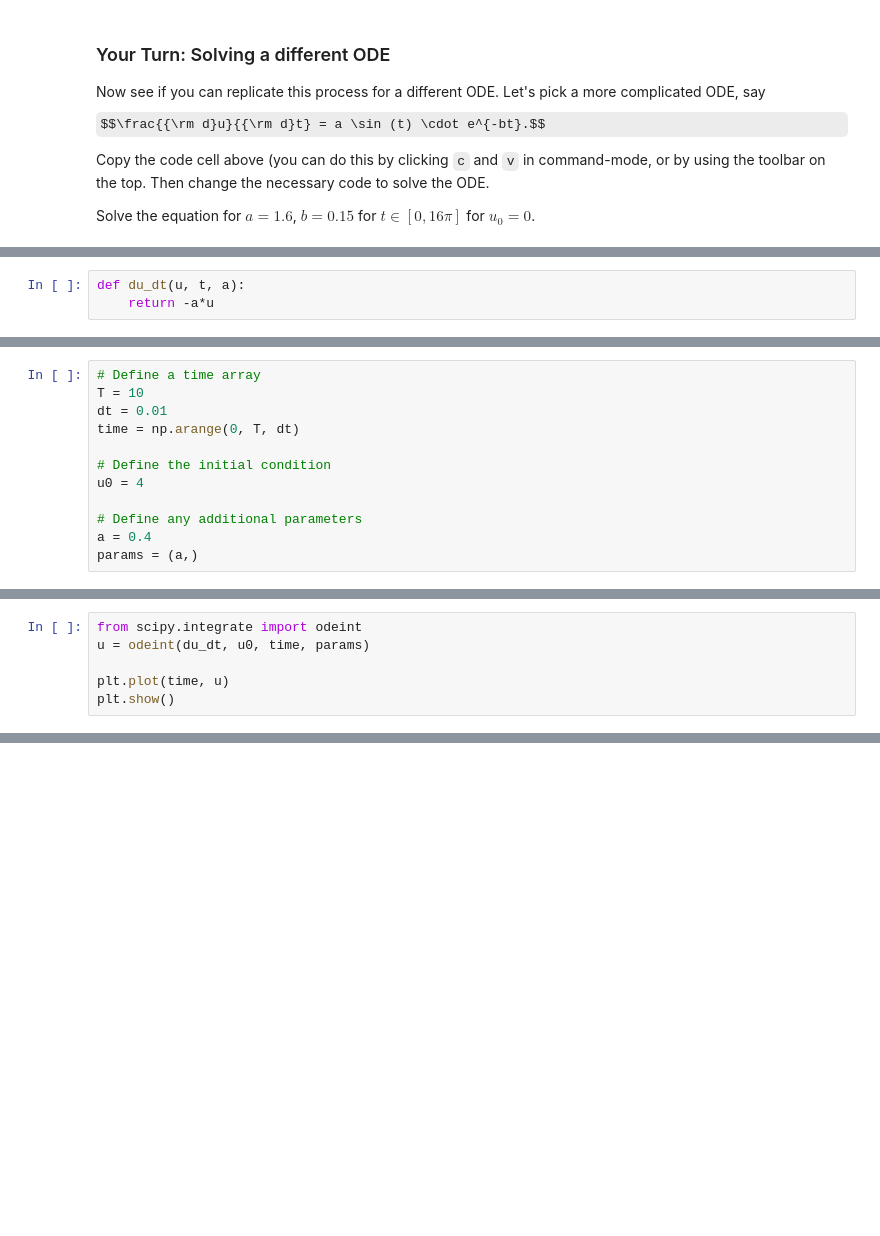
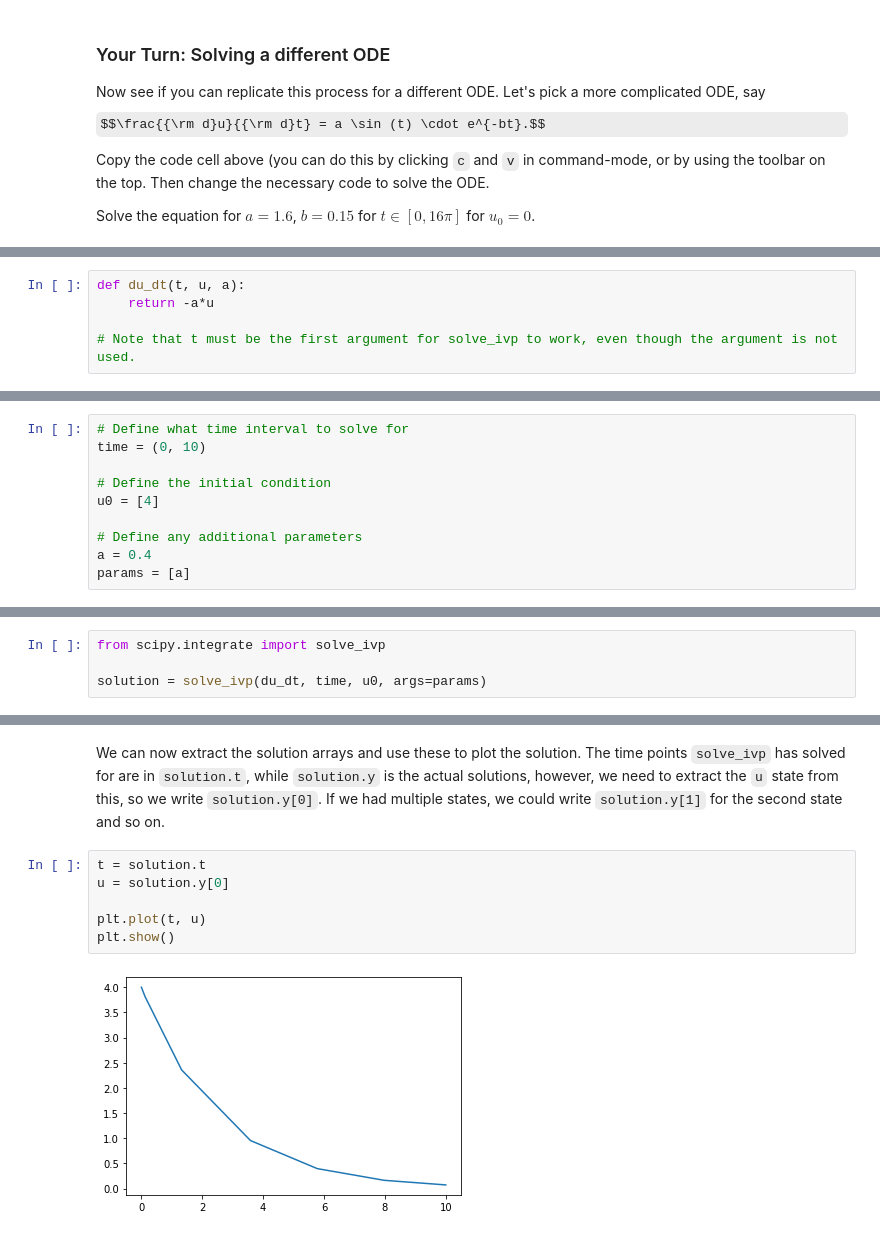
Before and after one commit to Simula-SSCP/SSCP_2021_lectures, a Jupyter notebook: L01 (Python Tutorial)/L1 - Intro to Python for Scientific Computing.ipynb, the cells around one changed output, grey strips where cells are left out. Drawn from its saved outputs; the diff is of its cells as text; some formulas as TeX source; blank space fills up the shorter version.

Commit message:
Changed L01 to use scipy.integrate.solve_ivp instead of scipy.integrate.odeint, as the latter is deprecated.

```diff
--- a/L01 (Python Tutorial)/L1 - Intro to Python for Scientific Computing.ipynb
+++ b/L01 (Python Tutorial)/L1 - Intro to Python for Scientific Computing.ipynb
@@ -1197,4 +1199,6 @@ To implement the first, the ODE itself, we create a Python function that returns
-# %%
-def du_dt(u, t, a):
-    return -a*u
+# %%
+def du_dt(t, u, a):
+    return -a*u
+
+# Note that t must be the first argument for solve_ivp to work, even though the argument is not used.
 # %% [markdown]
@@ -1202,12 +1206,10 @@ We can now specify the additional three needed input, namely an array of time po
 # %%
-# Define a time array
-T = 10
-dt = 0.01
-time = np.arange(0, T, dt)
+# Define what time interval to solve for
+time = (0, 10)
 
 # Define the initial condition
-u0 = 4
+u0 = [4]
 
 # Define any additional parameters
 a = 0.4
-params = (a,)
+params = [a]
@@ -1218,6 +1222,4 @@ We are now ready to solve the ODE itself by calling `odeint` and plot the soluti
 # %%
-from scipy.integrate import odeint
-u = odeint(du_dt, u0, time, params)
+from scipy.integrate import solve_ivp
 
-plt.plot(time, u)
-plt.show()
+solution = solve_ivp(du_dt, time, u0, args=params)
@@ -1227,0 +1244,10 @@ Note that sending in the parameter `a` like this seems very complicated, and in
+# %% [markdown]
+We can now extract the solution arrays and use these to plot the solution. The time points `solve_ivp` has solved for are in `solution.t`, while `solution.y` is the actual solutions, however, we need to extract the `u` state from this, so we write `solution.y[0]`. If we had multiple states, we could write `solution.y[1]` for the second state and so on.
+# %%
+t = solution.t
+u = solution.y[0]
+
+plt.plot(t, u)
+plt.show()
+# %% [output]
+[figure, added]
```
Also changed, not shown: parts of 19 cells of this notebook.
